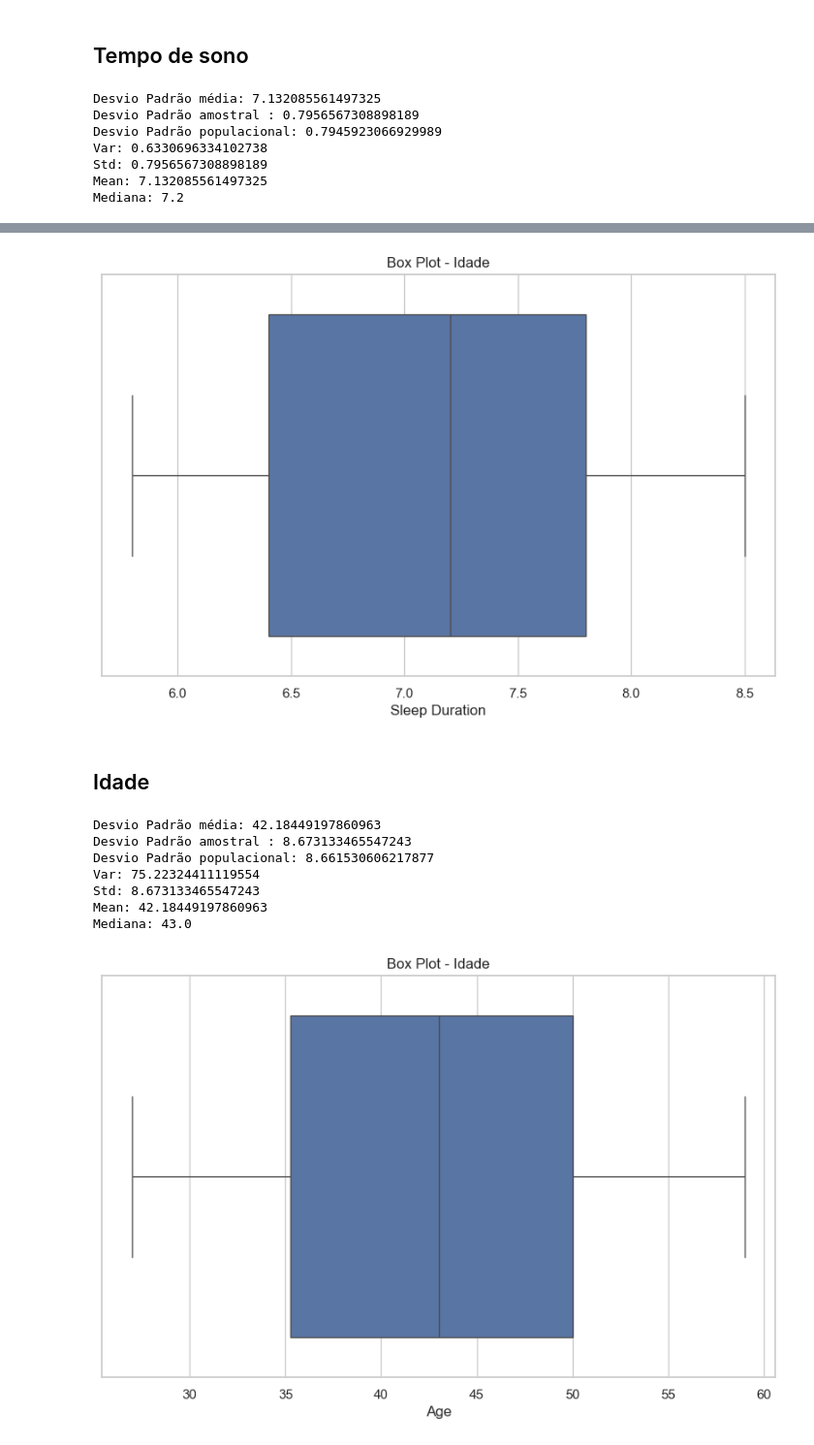
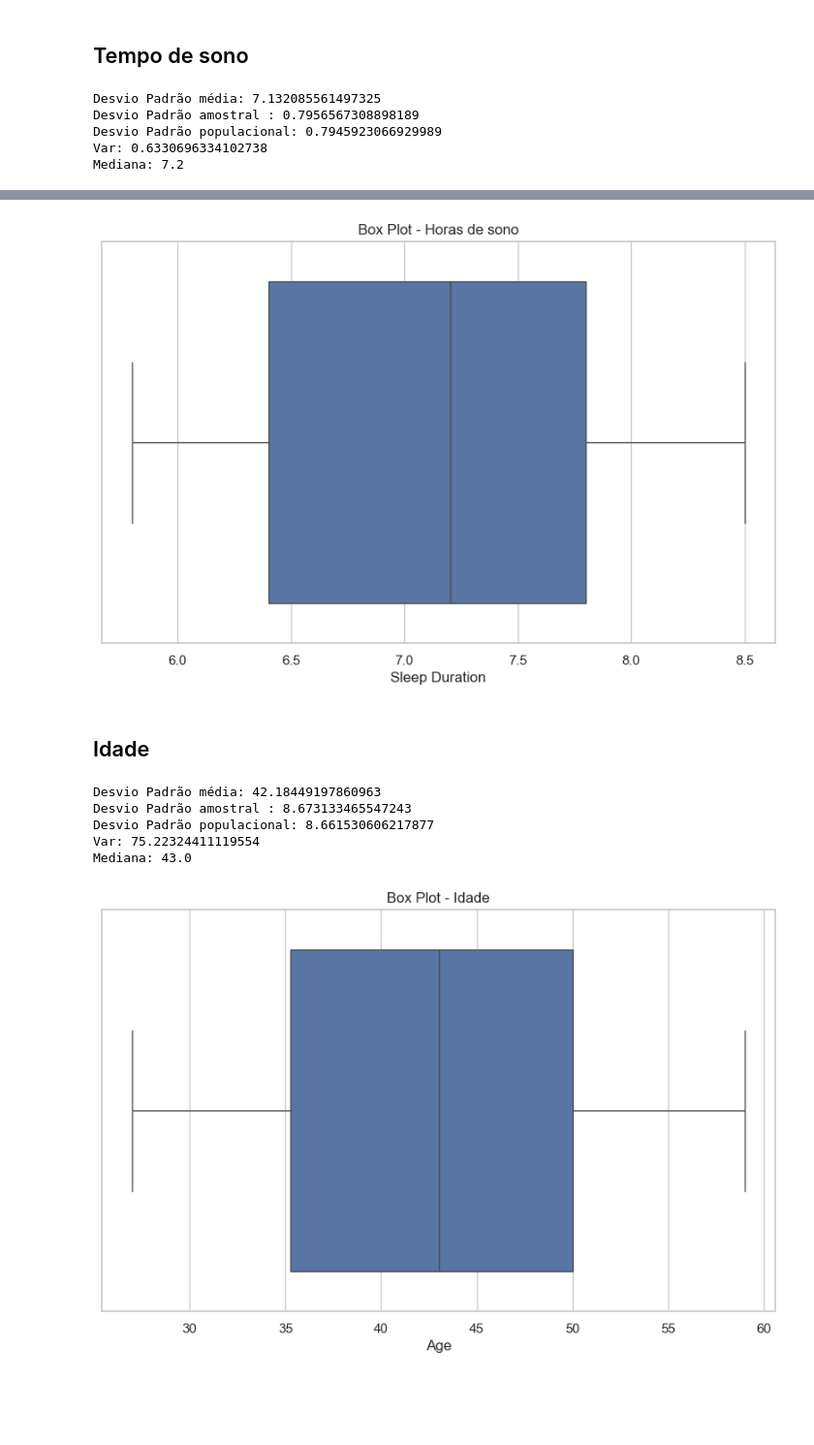
Before and after one commit to carolinarutililima/Projeto_Final_Estatistica, a Jupyter notebook: descritiva_prob.ipynb, the cells around one changed output, grey strips where cells are left out. Shown at 97% size. Saved outputs shown, nothing was run; the diff lists cells and outputs as text; code cells hidden in the pictures; blank space fills up the shorter version.

```diff
--- a/descritiva_prob.ipynb
+++ b/descritiva_prob.ipynb
@@ -46,16 +46,12 @@ print('Desvio Padrão média:', df['Sleep Duration'].mean())
 print('Desvio Padrão amostral :', df['Sleep Duration'].std())
 print('Desvio Padrão populacional:', df['Sleep Duration'].std(ddof=0))
 print('Var:', df['Sleep Duration'].var())
-print('Std:', df['Sleep Duration'].std())
-print('Mean:', df['Sleep Duration'].mean())
 print('Mediana:', df['Sleep Duration'].median())
 # %% [output]
 Desvio Padrão média: 7.132085561497325
 Desvio Padrão amostral : 0.7956567308898189
 Desvio Padrão populacional: 0.7945923066929989
 Var: 0.6330696334102738
-Std: 0.7956567308898189
-Mean: 7.132085561497325
 Mediana: 7.2
 # %%
 df[df['Sleep Duration'] <= 7].describe()
@@ -72,14 +68,14 @@ df[df['Sleep Duration'] <= 7].describe()
 # %%
 sns.set(style="whitegrid")
 
 # Create a boxplot
 plt.figure(figsize=(10, 6))  # Customize the figure size as needed
 sns.boxplot(x=df['Sleep Duration'])
 
-plt.title('Box Plot - Idade')
+plt.title('Box Plot - Horas de sono')
 plt.show()
 # %% [output]
-[figure, old version]
+[figure, new version]
 # %% [markdown]
 ## Idade
 # %%
@@ -87,16 +83,12 @@ print('Desvio Padrão média:', df['Age'].mean())
 print('Desvio Padrão amostral :', df['Age'].std())
 print('Desvio Padrão populacional:', df['Age'].std(ddof=0))
 print('Var:', df['Age'].var())
-print('Std:', df['Age'].std())
-print('Mean:', df['Age'].mean())
 print('Mediana:', df['Age'].median())
 # %% [output]
 Desvio Padrão média: 42.18449197860963
 Desvio Padrão amostral : 8.673133465547243
 Desvio Padrão populacional: 8.661530606217877
 Var: 75.22324411119554
-Std: 8.673133465547243
-Mean: 42.18449197860963
 Mediana: 43.0
 # %%
 sns.set(style="whitegrid")
```
Also changed, not shown: parts of 23 cells of this notebook.
